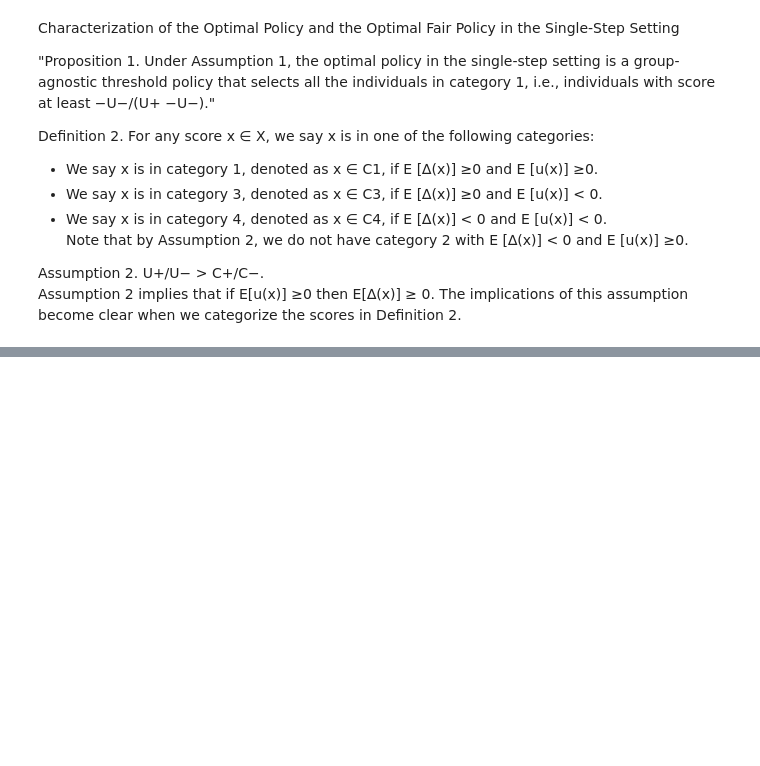
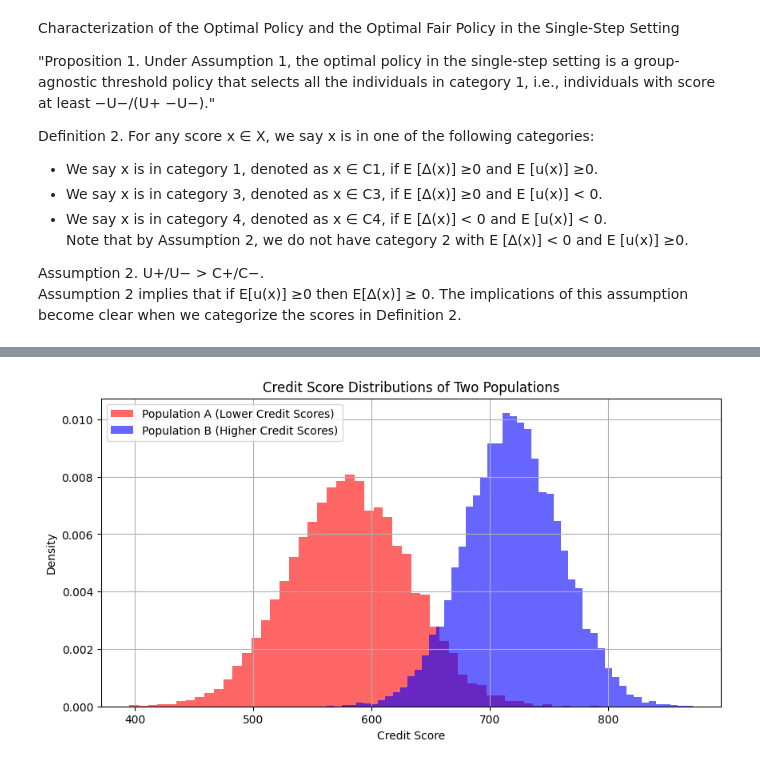
Before and after one commit to joeljins/RoAR, a Jupyter notebook: fairness.ipynb, the cells around one changed output, grey strips where cells are left out. Cells and saved outputs as stored; diff of their text form; code cells hidden in the pictures; blank space fills up the shorter version.

```diff
--- a/fairness.ipynb
+++ b/fairness.ipynb
@@ -72,0 +151,29 @@ def fair_opt_step(A, B, u_plus, u_minus, c_plus, c_minus, alpha):
+# %%
+import numpy as np
+import matplotlib.pyplot as plt
+
+# Parameters
+n_samples = 10000  # Number of samples per population
+
+# Population A (e.g., subprime borrowers)
+mean_a = 580
+std_a = 50
+population_a = np.random.normal(mean_a, std_a, n_samples)
+
+# Population B (e.g., prime borrowers)
+mean_b = 720
+std_b = 40
+population_b = np.random.normal(mean_b, std_b, n_samples)
+
+# Plotting
+plt.figure(figsize=(10, 5))
+plt.hist(population_a, bins=50, alpha=0.6, label='Population A (Lower Credit Scores)', color='red', density=True)
+plt.hist(population_b, bins=50, alpha=0.6, label='Population B (Higher Credit Scores)', color='blue', density=True)
+plt.title("Credit Score Distributions of Two Populations")
+plt.xlabel("Credit Score")
+plt.ylabel("Density")
+plt.legend()
+plt.grid(True)
+plt.show()
+# %% [output]
+[figure, added]
```
Also changed, not shown: parts of 3 cells of this notebook.
